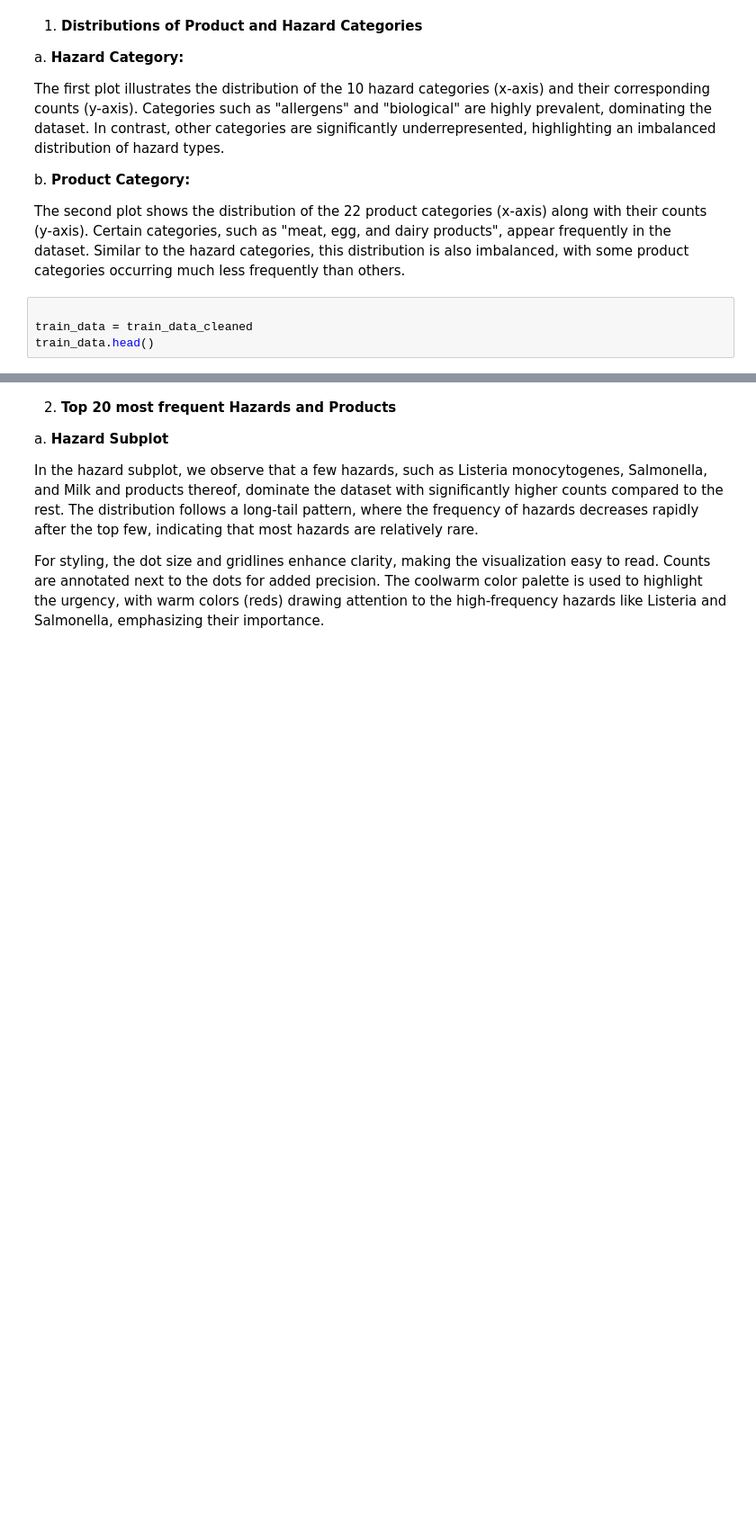
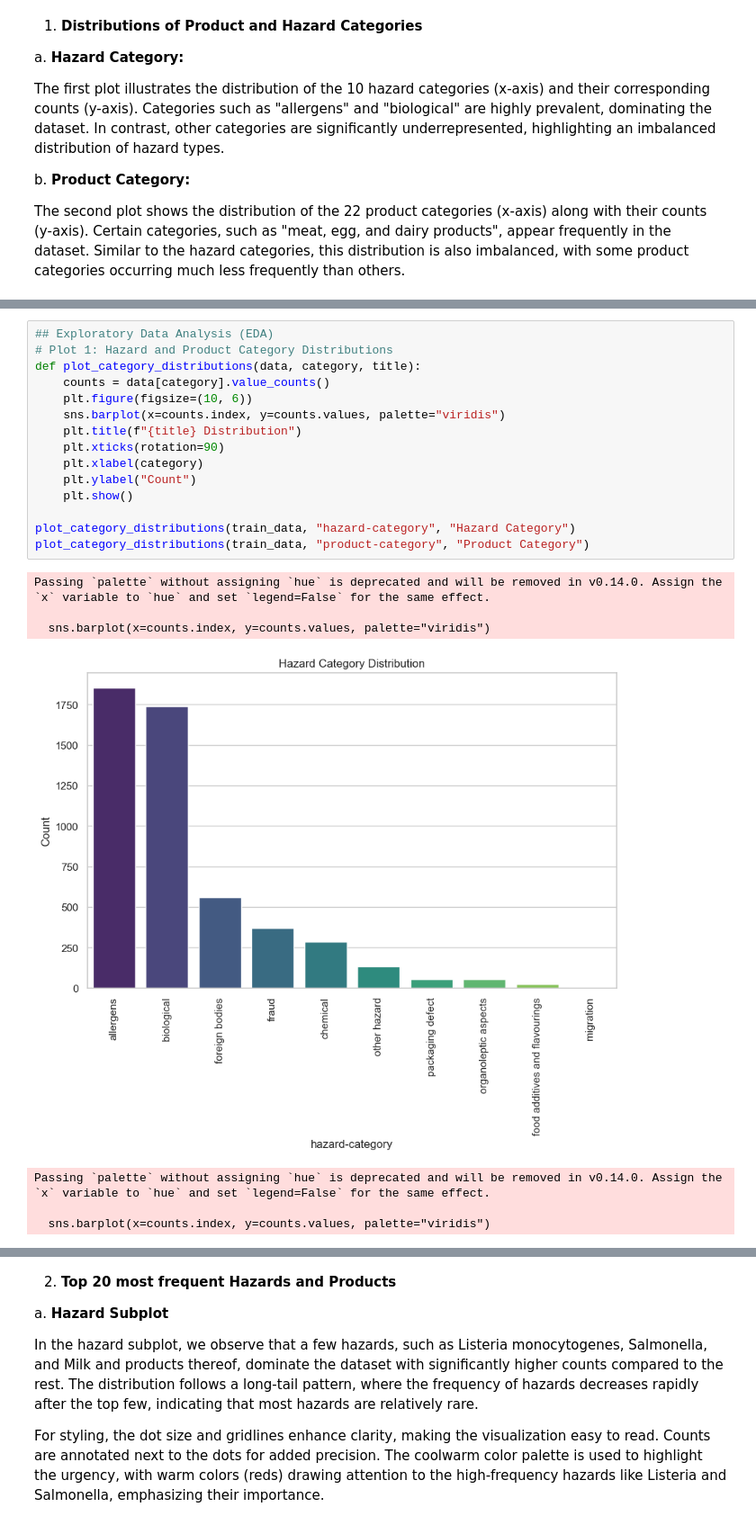
Before and after one commit to LefkiAth/SemEval2025, a Jupyter notebook: code/Data_Exploration.ipynb, the cells around one changed output, grey strips where cells are left out. Shown at 90% size. Drawn from its saved outputs; the diff is of its cells as text; blank space fills up the shorter version.

```diff
--- a/code/Data_Exploration.ipynb
+++ b/code/Data_Exploration.ipynb
@@ -204,7 +258,3 @@ The first plot illustrates the distribution of the 10 hazard categories (x-axis)
 b.  **Product Category:**
 
 The second plot shows the distribution of the 22 product categories (x-axis) along with their counts (y-axis). Certain categories, such as "meat, egg, and dairy products", appear frequently in the dataset. Similar to the hazard categories, this distribution is also imbalanced, with some product categories occurring much less frequently than others.
-# %%
-
-train_data = train_data_cleaned
-train_data.head()
@@ -258,0 +261,23 @@ Passing `palette` without assigning `hue` is deprecated and will be removed in v
+# %%
+## Exploratory Data Analysis (EDA)
+# Plot 1: Hazard and Product Category Distributions
+def plot_category_distributions(data, category, title):
+    counts = data[category].value_counts()
+    plt.figure(figsize=(10, 6))
+    sns.barplot(x=counts.index, y=counts.values, palette="viridis")
+    plt.title(f"{title} Distribution")
+    plt.xticks(rotation=90)
+    plt.xlabel(category)
+    plt.ylabel("Count")
+    plt.show()
+
+plot_category_distributions(train_data, "hazard-category", "Hazard Category")
+plot_category_distributions(train_data, "product-category", "Product Category")
+# %% [output]
+Passing `palette` without assigning `hue` is deprecated and will be removed in v0.14.0. Assign the `x` variable to `hue` and set `legend=False` for the same effect.
+
+  sns.barplot(x=counts.index, y=counts.values, palette="viridis")
+[figure, added]
+Passing `palette` without assigning `hue` is deprecated and will be removed in v0.14.0. Assign the `x` variable to `hue` and set `legend=False` for the same effect.
+
+  sns.barplot(x=counts.index, y=counts.values, palette="viridis")
```
Also changed, not shown: parts of 16 cells of this notebook.
